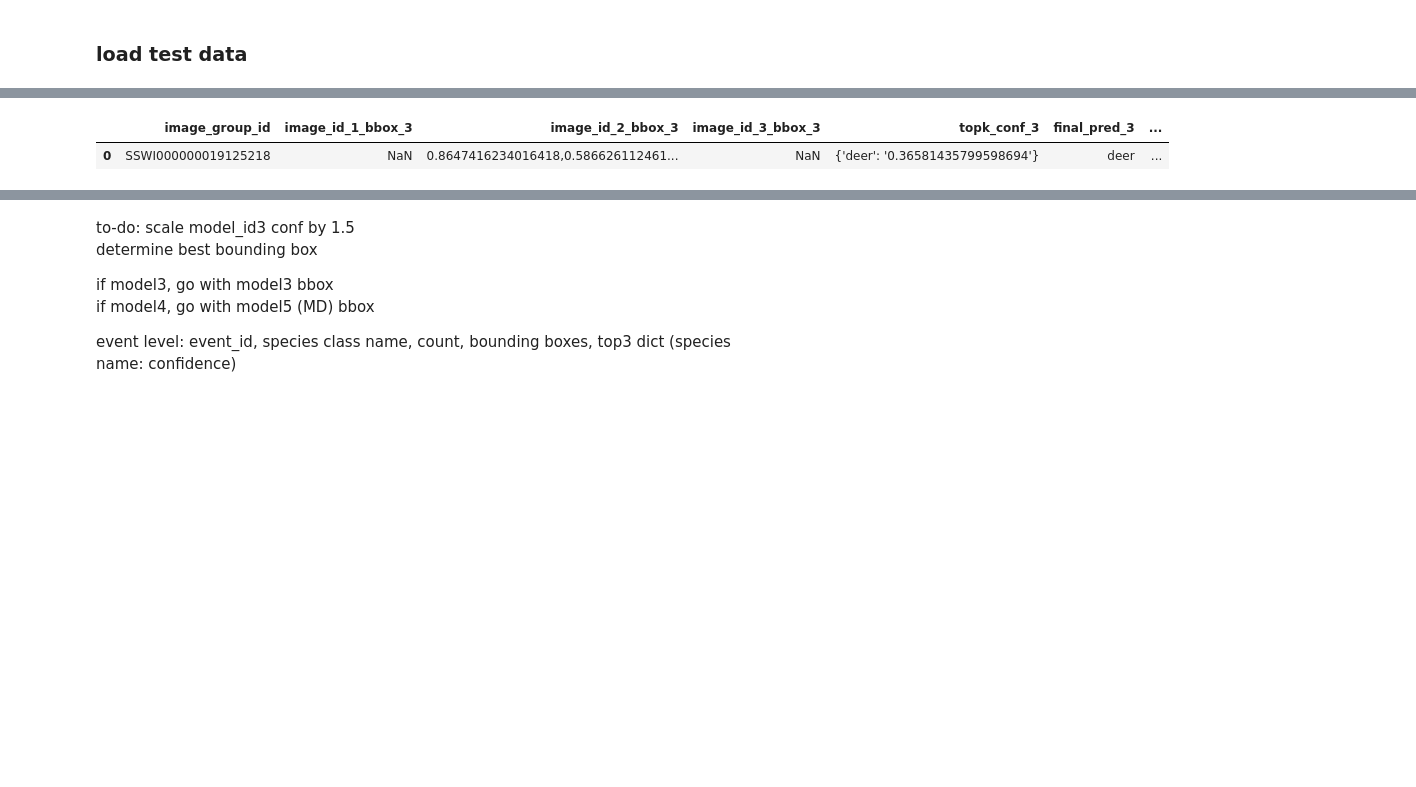
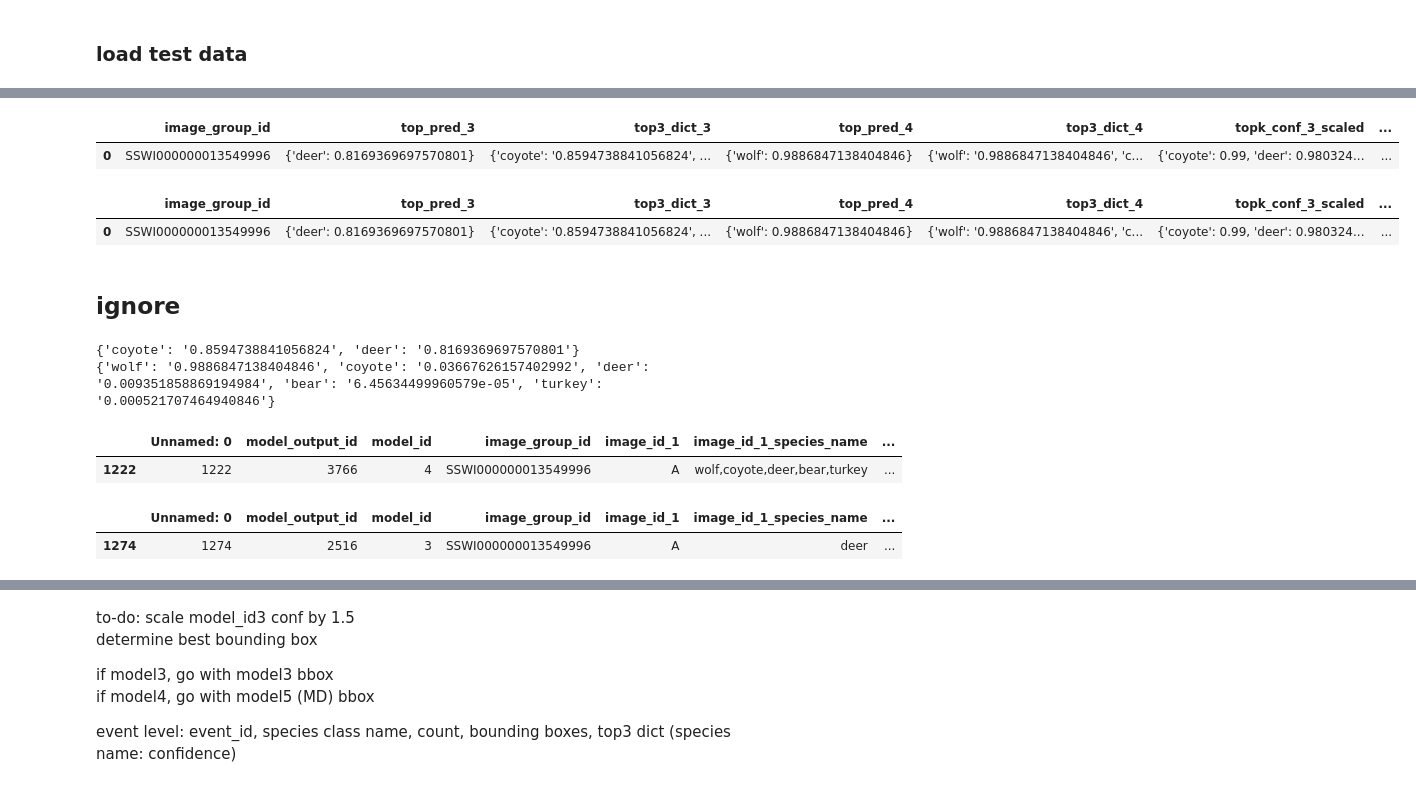
Before and after one commit to jroshanucb/capstone, a Jupyter notebook: ensemble/Ensemble_Playground.ipynb, the cells around one changed output, grey strips where cells are left out. Cells and saved outputs as stored; diff of their text form; code cells hidden in the pictures; blank space fills up the shorter version.

```diff
--- a/ensemble/Ensemble_Playground.ipynb
+++ b/ensemble/Ensemble_Playground.ipynb
@@ -242,7 +639,6 @@ merge model_id3 and model_id4 at the event level
 the final prediction dictionaries from both models can be on the same row
 """
 df_merge = pd.merge(df_model_id3, df_model_id4, how='inner', on="image_group_id", suffixes=('_3', '_4'))
-df_merge = pd.merge(df_merge, df_model_id5, how="inner", on="image_group_id")
 df_merge
 # %% [output]
 |  | Unnamed: 0_3 | model_output_id_3 | model_id_3 | image_group_id | image_id_1_3 | image_id_1_species_name_3 | ... |
@@ -251,6 +645,0 @@ df_merge
-# %%
-df_merge = df_merge[['image_group_id', 'image_id_1_bbox_3', 'image_id_2_bbox_3', 'image_id_3_bbox_3', 'topk_conf_3', 'final_pred_3', 'final_pred_conf_3',
-                     'image_id_1_bbox_4', 'image_id_2_bbox_4', 'image_id_3_bbox_4', 'topk_conf_4', 'final_pred_4', 'final_pred_conf_4',
-                     'image_id_1_bbox', 'image_id_2_bbox', 'image_id_3_bbox']]
-df_merge = df_merge.rename(columns={'image_id_1_bbox':'image_id_1_bbox_5', 'image_id_2_bbox':'image_id_2_bbox_5', 'image_id_3_bbox':'image_id_3_bbox_5'})
-df_merge
@@ -274,0 +646,6 @@ df_merge
+# %%
+"""
+clean-up columns
+"""
+df_merge = df_merge[['image_group_id', 'top_pred_3', 'top3_dict_3', 'top_pred_4', 'top3_dict_4']]
+df_merge
@@ -285,11 +665,14 @@ divide topk_conf_4 by 1.2
 
 def scale_model_id3(x):
   ## x is a dictionary
-  return {key: float(value) * 1.2 for key, value in x.items()}
+  intermed_dict = {key: float(value) * 1.2 for key, value in x.items()}
+  ## cap maximum possible score at 0.99
+  output_dict = {key: (0.99 if float(value) > 1 else float(value)) for key, value in intermed_dict.items()}
+  return output_dict
 
 def scale_model_id4(x):
   ## x is a dictionary
   return {key: float(value) / 1.2 for key, value in x.items()}
 
-df_merge['topk_conf_3_scaled'] = df_merge.apply(lambda x: scale_model_id3(x.topk_conf_3), axis=1)
-df_merge['topk_conf_4_scaled'] = df_merge.apply(lambda x: scale_model_id4(x.topk_conf_4), axis=1)
+df_merge['topk_conf_3_scaled'] = df_merge.apply(lambda x: scale_model_id3(x.top3_dict_3), axis=1)
+df_merge['topk_conf_4_scaled'] = df_merge.apply(lambda x: scale_model_id4(x.top3_dict_4), axis=1)
@@ -339,11 +725,23 @@ print("{}\n{}".format(df_merge['topk_conf_4_scaled'][0], df_merge['topk_conf_3_s
+# %%
+df_merge
+# %% [output]
+|  | image_group_id | top_pred_3 | top3_dict_3 | top_pred_4 | top3_dict_4 | topk_conf_3_scaled | ... |
+| 0 | SSWI000000013549996 | {'deer': 0.8169369697570801} | {'coyote': '0.8594738841056824', ... | {'wolf': 0.9886847138404846} | {'wolf': '0.9886847138404846', 'c... | {'coyote': 0.99, 'deer': 0.980324... | ... |
 # %%
 """
-output final event prediction and conf score
+output final event prediction, conf score, and bbox
 """
+def output_final_pred_species(x):
+  intermed_dict = {key: float(value) for key, value in x.items()}
+  top_ind = sorted(intermed_dict, key=intermed_dict.get, reverse=True)[:1]
+  #print(top_ind)
+  return top_ind[0]
 
 df_merge['event_final_pred'] = df_merge.apply(lambda x: output_final_pred_species(x.event_final_topk_conf), axis=1)
 df_merge['event_final_pred_conf'] = df_merge.apply(lambda x: output_final_pred_conf(x.event_final_topk_conf), axis=1)
 df_merge
 # %% [output]
-|  | image_group_id | image_id_1_bbox_3 | image_id_2_bbox_3 | image_id_3_bbox_3 | topk_conf_3 | final_pred_3 | ... |
-| 0 | SSWI000000019125218 | NaN | 0.8647416234016418,0.586626112461... | NaN | {'deer': '0.36581435799598694'} | deer | ... |
+|  | image_group_id | top_pred_3 | top3_dict_3 | top_pred_4 | top3_dict_4 | topk_conf_3_scaled | ... |
+| 0 | SSWI000000013549996 | {'deer': 0.8169369697570801} | {'coyote': '0.8594738841056824', ... | {'wolf': 0.9886847138404846} | {'wolf': '0.9886847138404846', 'c... | {'coyote': 0.99, 'deer': 0.980324... | ... |
+# %% [markdown]
+## ignore
@@ -349,0 +774,38 @@ df_merge
+# %%
+print(df_model_id3['topk_conf'][1274])
+print(df_model_id4['topk_conf'][1222])
+# %% [output]
+{'coyote': '0.8594738841056824', 'deer': '0.8169369697570801'}
+{'wolf': '0.9886847138404846', 'coyote': '0.03667626157402992', 'deer': '0.009351858869194984', 'bear': '6.45634499960579e-05', 'turkey': '0.000521707464940846'}
+# %%
+"""
+output final prediction based on highest confidence: class and corresponding confidence score
+"""
+
+def output_final_pred_species(x):
+  intermed_dict = {key: float(value) for key, value in x.items()}
+  top_ind = sorted(intermed_dict, key=intermed_dict.get, reverse=True)[:1]
+  #print(top_ind)
+  return top_ind[0]
+
+def output_final_pred_conf(x):
+  intermed_dict = {key: float(value) for key, value in x.items()}
+  top_ind = sorted(intermed_dict, key=intermed_dict.get, reverse=True)[:1]
+  #print(top_ind)
+  return x[top_ind[0]]
+
+df_model_id4['final_pred'] = df_model_id4.apply(lambda x: output_final_pred_species(x.topk_conf), axis=1)
+df_model_id4['final_pred_conf'] = df_model_id4.apply(lambda x: output_final_pred_conf(x.topk_conf), axis=1)
+
+df_model_id3['final_pred'] = df_model_id3.apply(lambda x: output_final_pred_species(x.topk_conf), axis=1)
+df_model_id3['final_pred_conf'] = df_model_id3.apply(lambda x: output_final_pred_conf(x.topk_conf), axis=1)
+
+df_model_id4
+# %% [output]
+|  | Unnamed: 0 | model_output_id | model_id | image_group_id | image_id_1 | image_id_1_species_name | ... |
+| 1222 | 1222 | 3766 | 4 | SSWI000000013549996 | A | wolf,coyote,deer,bear,turkey | ... |
+# %%
+df_model_id3
+# %% [output]
+|  | Unnamed: 0 | model_output_id | model_id | image_group_id | image_id_1 | image_id_1_species_name | ... |
+| 1274 | 1274 | 2516 | 3 | SSWI000000013549996 | A | deer | ... |
```
Also changed, not shown: parts of 72 cells of this notebook.
